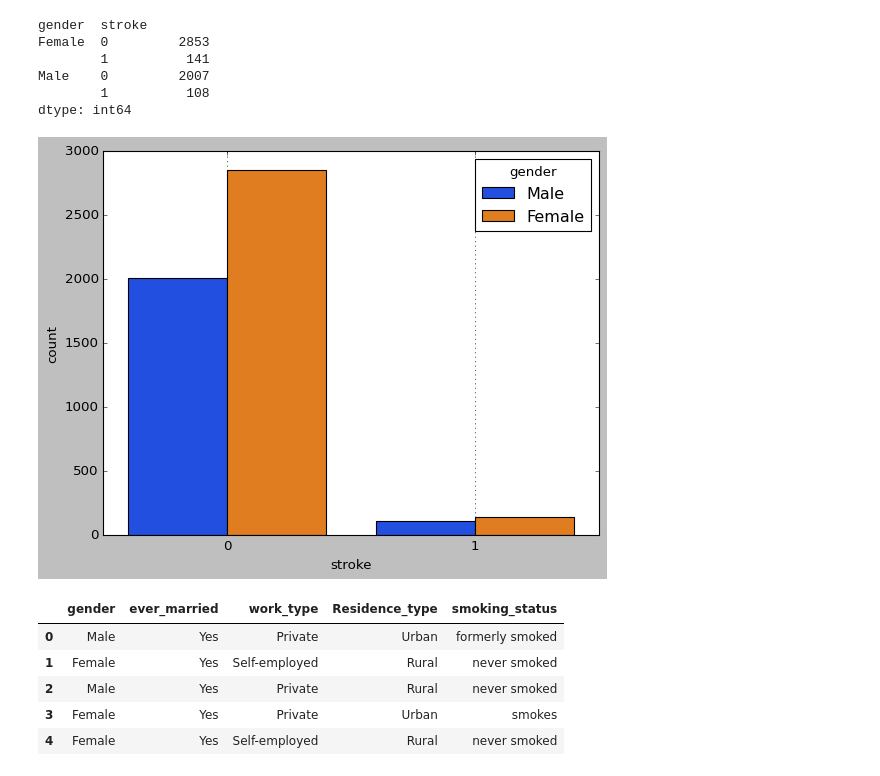
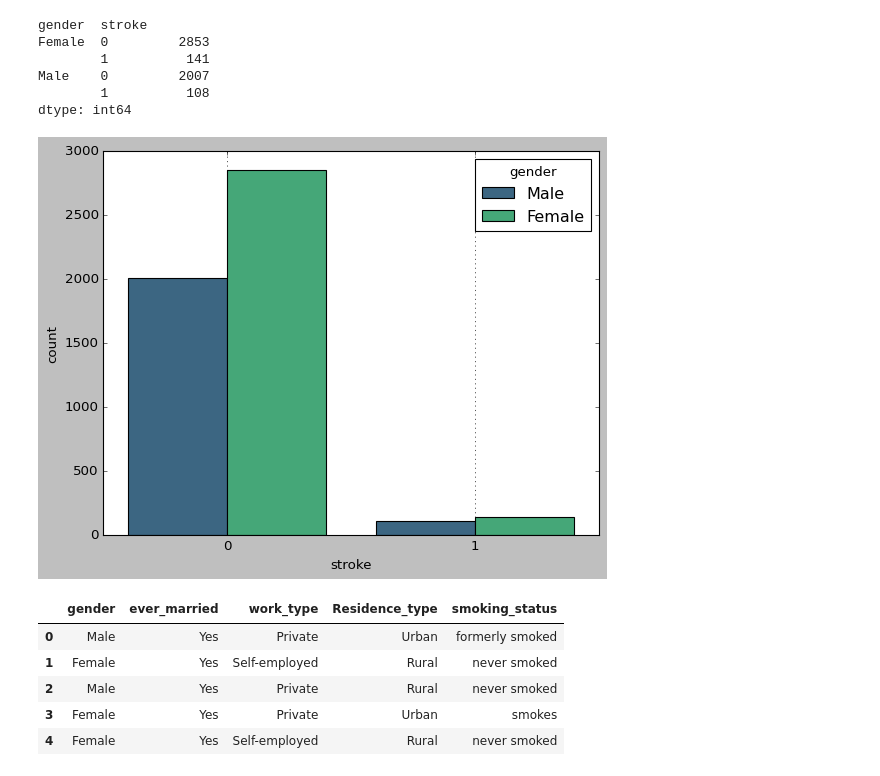
Before and after one commit to MariiaSam/Stroke-Prediction, a Jupyter notebook: Stroke_Prediction.ipynb, the cells around one changed output. Cells and saved outputs as stored; diff of their text form; code cells hidden in the pictures.

```diff
--- a/Stroke_Prediction.ipynb
+++ b/Stroke_Prediction.ipynb
@@ -402,12 +403,12 @@ Male    0         2007
 dtype: int64
 # %%
 plt.style.use("classic")
-sns.countplot(data=df, x="stroke", hue='gender', palette='bright')
+sns.countplot(data=df, x="stroke", hue='gender', palette='viridis')
 plt.title('')
 plt.grid(axis="x", linewidth = 0.6)
 plt.show()
 # %% [output]
-[figure, old version]
+[figure, new version]
 # %%
 df[categorical].head()
 # %% [output]
```
Also changed, not shown: parts of 24 cells of this notebook.
